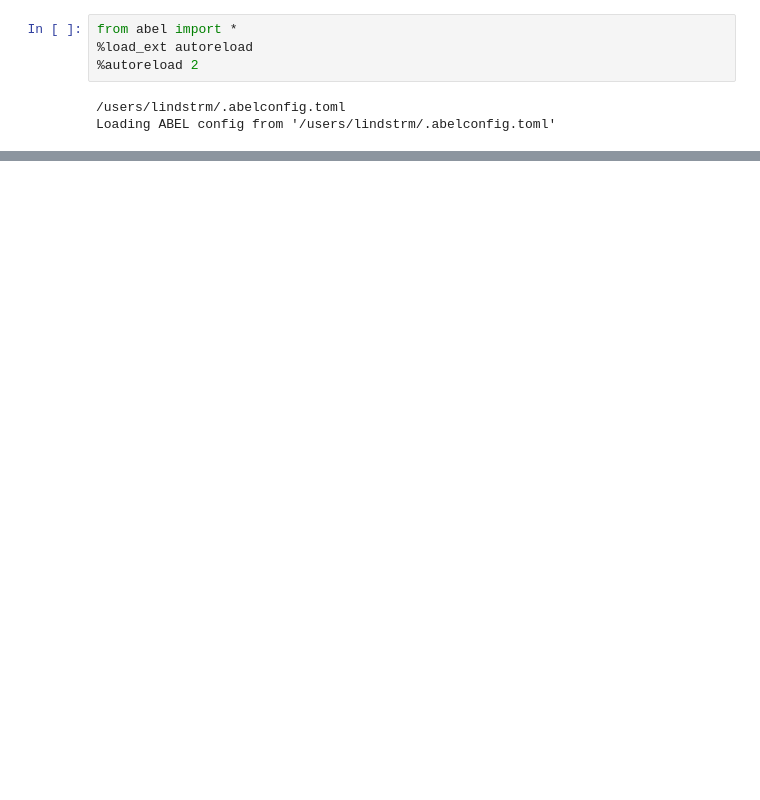
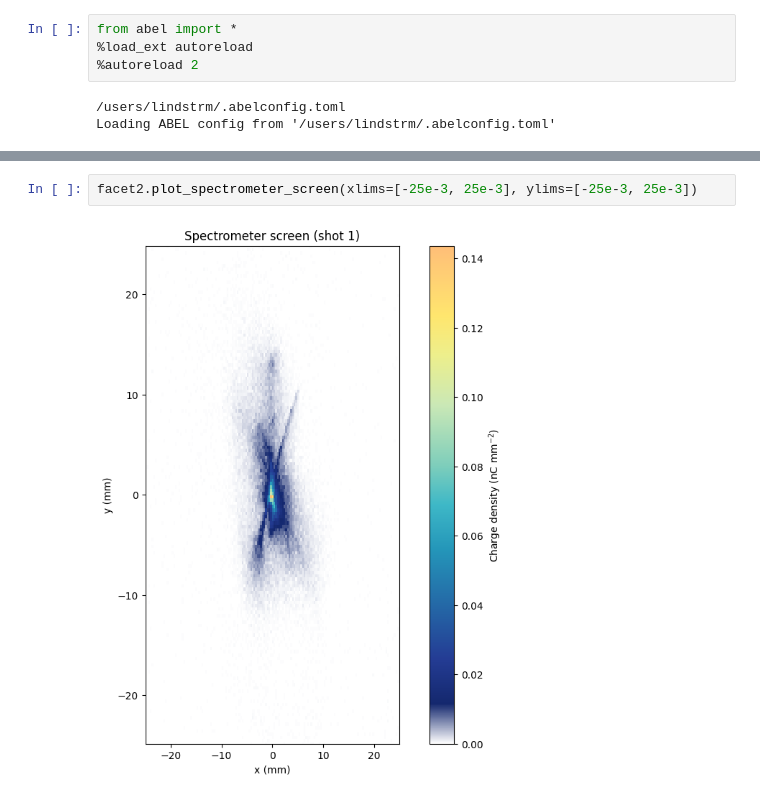
Before and after one commit to abel-framework/ABEL, a Jupyter notebook: examples/facet2_example.ipynb, the cells around one changed output, grey strips where cells are left out. Saved outputs shown, nothing was run; the diff lists cells and outputs as text; blank space fills up the shorter version.

```diff
--- a/examples/facet2_example.ipynb
+++ b/examples/facet2_example.ipynb
@@ -34,3 +38,7 @@ facet2.plot_spectrometer_screen()
+# %%
+facet2.plot_spectrometer_screen(xlims=[-25e-3, 25e-3], ylims=[-25e-3, 25e-3])
+# %% [output]
+[figure, added]
 # %%
 for i in range(facet2.num_outputs()):
     facet2.get_beam(i).plot_lps()
```
Also changed, not shown: parts of 7 cells of this notebook, 12 other files.
